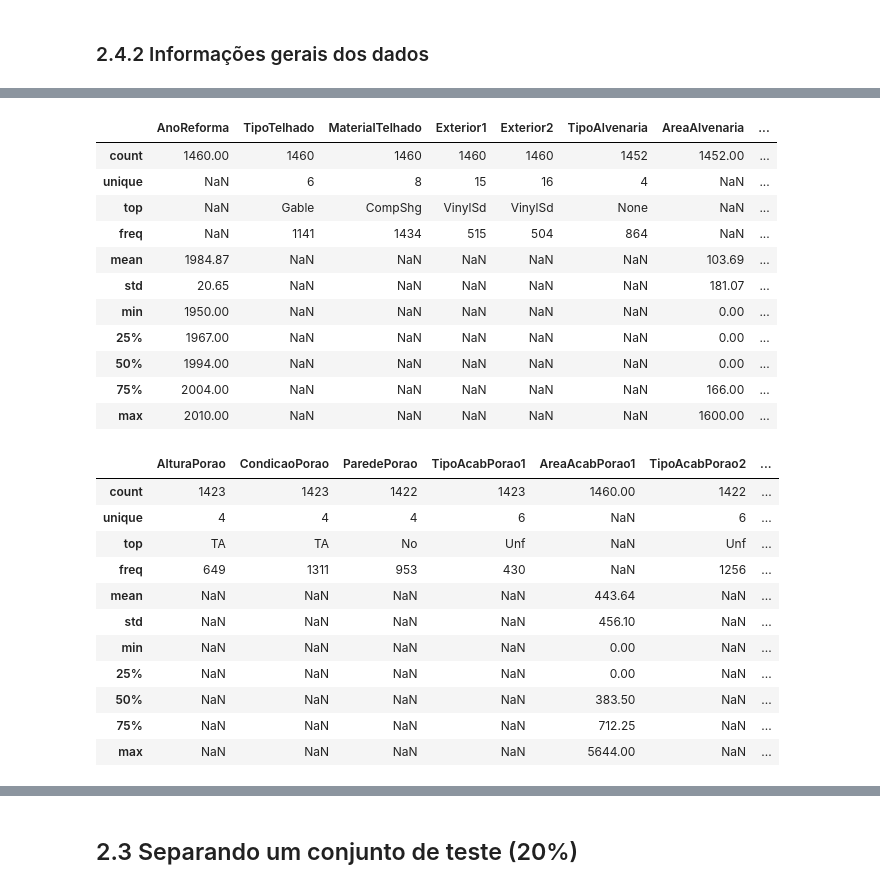
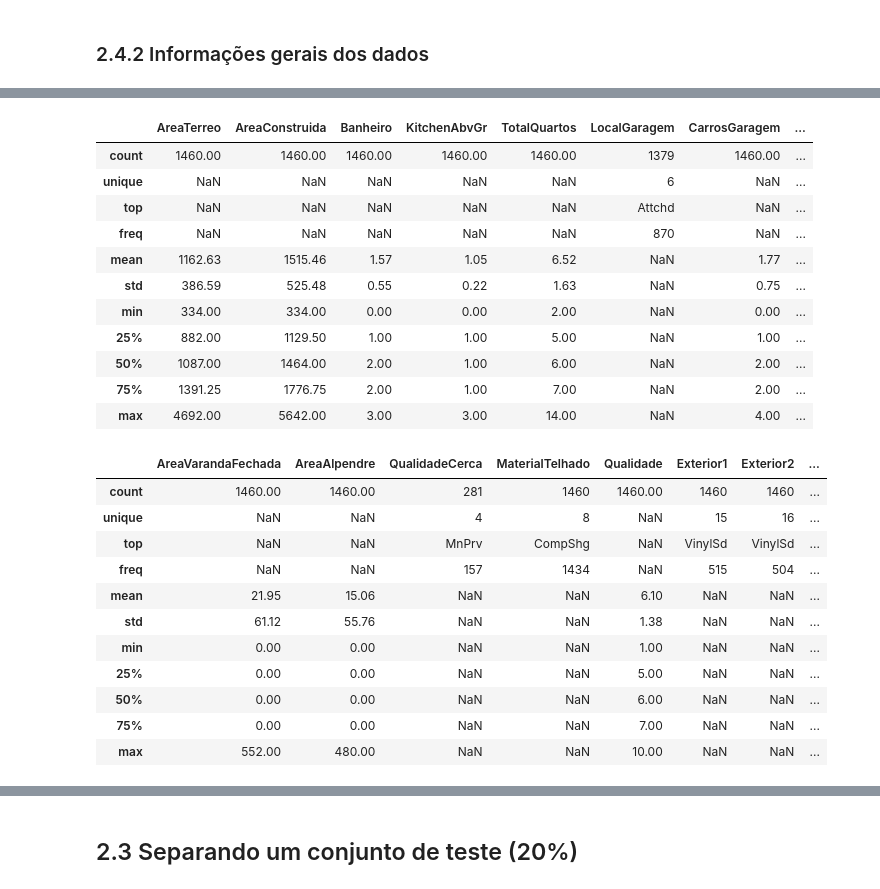
Before and after one commit to casjunior93/Desafio-Regressao---Tera, a Jupyter notebook: Desafio_Regressão_Tera_Refeito.ipynb, the cells around one changed output, grey strips where cells are left out. Drawn from its saved outputs; the diff is of its cells as text; code cells hidden in the pictures.

```diff
--- a/Desafio_Regressão_Tera_Refeito.ipynb
+++ b/Desafio_Regressão_Tera_Refeito.ipynb
@@ -148,0 +151,9 @@ Total registros: 1460
+# %%
+df_filtrado = df_original[['ClasseZona', 'Rua', 'Beco', 'Bairro', 'Estrada1', 'Estrada2', 'TamanhoLote',
+                           'FormaProp', 'PlanoProp', 'ConfigLote', 'InclinacaoLote', 'TipoAlvenaria', 'AreaAlvenaria',
+                           'TipoFundacao', 'AnoConstrucao', 'AnoReforma', 'TipoHabitacao', 'EstiloHabitacao',
+                           'TipoTelhado', 'InstalacaoEletrica', 'AreaTerreo', 'AreaConstruida', 'Banheiro', 'KitchenAbvGr',
+                           'TotalQuartos', 'LocalGaragem', 'CarrosGaragem', 'AreaPiscina', 'AreaDeck', 'AreaVarandaAberta',
+                           'AreaVarandaFechada', 'AreaAlpendre', 'QualidadeCerca', 'MaterialTelhado', 'Qualidade', 'Exterior1',
+                           'Exterior2', 'Condicao', 'PrecoVenda']]
+df_filtrado.head()
@@ -224,30 +250,30 @@ df_original.iloc[:,10:20].describe(include='all')
 # %%
-df_original.iloc[:,20:30].describe(include='all')
+df_filtrado.iloc[:,20:30].describe(include='all')
 # %% [output]
-|  | AnoReforma | TipoTelhado | MaterialTelhado | Exterior1 | Exterior2 | TipoAlvenaria | AreaAlvenaria | ... |
-| count | 1460.00 | 1460 | 1460 | 1460 | 1460 | 1452 | 1452.00 | ... |
-| unique | NaN | 6 | 8 | 15 | 16 | 4 | NaN | ... |
-| top | NaN | Gable | CompShg | VinylSd | VinylSd | None | NaN | ... |
-| freq | NaN | 1141 | 1434 | 515 | 504 | 864 | NaN | ... |
-| mean | 1984.87 | NaN | NaN | NaN | NaN | NaN | 103.69 | ... |
-| std | 20.65 | NaN | NaN | NaN | NaN | NaN | 181.07 | ... |
-| min | 1950.00 | NaN | NaN | NaN | NaN | NaN | 0.00 | ... |
-| 25% | 1967.00 | NaN | NaN | NaN | NaN | NaN | 0.00 | ... |
-| 50% | 1994.00 | NaN | NaN | NaN | NaN | NaN | 0.00 | ... |
-| 75% | 2004.00 | NaN | NaN | NaN | NaN | NaN | 166.00 | ... |
-| max | 2010.00 | NaN | NaN | NaN | NaN | NaN | 1600.00 | ... |
+|  | AreaTerreo | AreaConstruida | Banheiro | KitchenAbvGr | TotalQuartos | LocalGaragem | CarrosGaragem | ... |
+| count | 1460.00 | 1460.00 | 1460.00 | 1460.00 | 1460.00 | 1379 | 1460.00 | ... |
+| unique | NaN | NaN | NaN | NaN | NaN | 6 | NaN | ... |
+| top | NaN | NaN | NaN | NaN | NaN | Attchd | NaN | ... |
+| freq | NaN | NaN | NaN | NaN | NaN | 870 | NaN | ... |
+| mean | 1162.63 | 1515.46 | 1.57 | 1.05 | 6.52 | NaN | 1.77 | ... |
+| std | 386.59 | 525.48 | 0.55 | 0.22 | 1.63 | NaN | 0.75 | ... |
+| min | 334.00 | 334.00 | 0.00 | 0.00 | 2.00 | NaN | 0.00 | ... |
+| 25% | 882.00 | 1129.50 | 1.00 | 1.00 | 5.00 | NaN | 1.00 | ... |
+| 50% | 1087.00 | 1464.00 | 2.00 | 1.00 | 6.00 | NaN | 2.00 | ... |
+| 75% | 1391.25 | 1776.75 | 2.00 | 1.00 | 7.00 | NaN | 2.00 | ... |
+| max | 4692.00 | 5642.00 | 3.00 | 3.00 | 14.00 | NaN | 4.00 | ... |
 # %%
-df_original.iloc[:,30:40].describe(include='all')
+df_filtrado.iloc[:,30:40].describe(include='all')
 # %% [output]
-|  | AlturaPorao | CondicaoPorao | ParedePorao | TipoAcabPorao1 | AreaAcabPorao1 | TipoAcabPorao2 | ... |
-| count | 1423 | 1423 | 1422 | 1423 | 1460.00 | 1422 | ... |
-| unique | 4 | 4 | 4 | 6 | NaN | 6 | ... |
-| top | TA | TA | No | Unf | NaN | Unf | ... |
-| freq | 649 | 1311 | 953 | 430 | NaN | 1256 | ... |
-| mean | NaN | NaN | NaN | NaN | 443.64 | NaN | ... |
-| std | NaN | NaN | NaN | NaN | 456.10 | NaN | ... |
-| min | NaN | NaN | NaN | NaN | 0.00 | NaN | ... |
-| 25% | NaN | NaN | NaN | NaN | 0.00 | NaN | ... |
-| 50% | NaN | NaN | NaN | NaN | 383.50 | NaN | ... |
-| 75% | NaN | NaN | NaN | NaN | 712.25 | NaN | ... |
-| max | NaN | NaN | NaN | NaN | 5644.00 | NaN | ... |
+|  | AreaVarandaFechada | AreaAlpendre | QualidadeCerca | MaterialTelhado | Qualidade | Exterior1 | Exterior2 | ... |
+| count | 1460.00 | 1460.00 | 281 | 1460 | 1460.00 | 1460 | 1460 | ... |
+| unique | NaN | NaN | 4 | 8 | NaN | 15 | 16 | ... |
+| top | NaN | NaN | MnPrv | CompShg | NaN | VinylSd | VinylSd | ... |
+| freq | NaN | NaN | 157 | 1434 | NaN | 515 | 504 | ... |
+| mean | 21.95 | 15.06 | NaN | NaN | 6.10 | NaN | NaN | ... |
+| std | 61.12 | 55.76 | NaN | NaN | 1.38 | NaN | NaN | ... |
+| min | 0.00 | 0.00 | NaN | NaN | 1.00 | NaN | NaN | ... |
+| 25% | 0.00 | 0.00 | NaN | NaN | 5.00 | NaN | NaN | ... |
+| 50% | 0.00 | 0.00 | NaN | NaN | 6.00 | NaN | NaN | ... |
+| 75% | 0.00 | 0.00 | NaN | NaN | 7.00 | NaN | NaN | ... |
+| max | 552.00 | 480.00 | NaN | NaN | 10.00 | NaN | NaN | ... |
```
Also changed, not shown: parts of 23 cells of this notebook.
